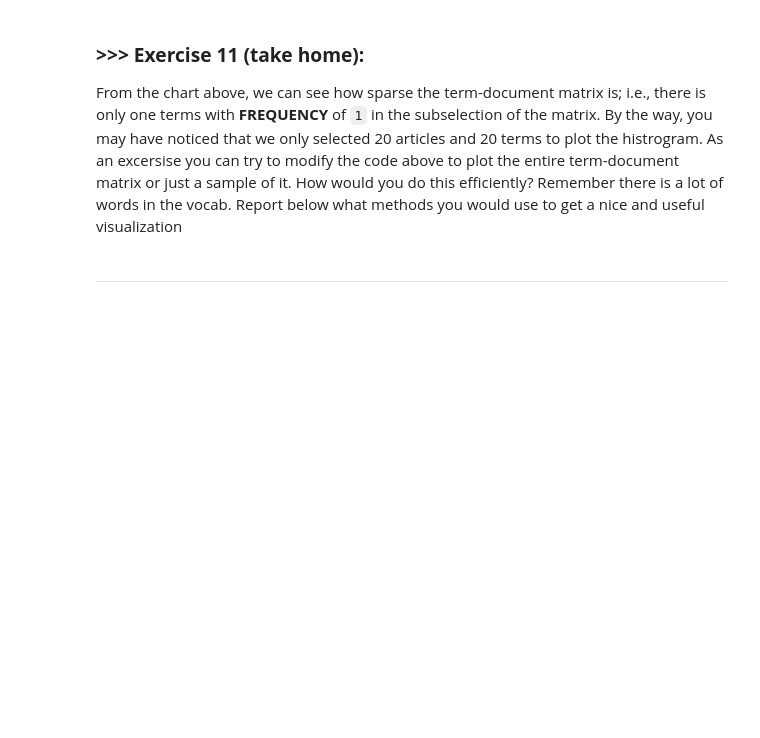
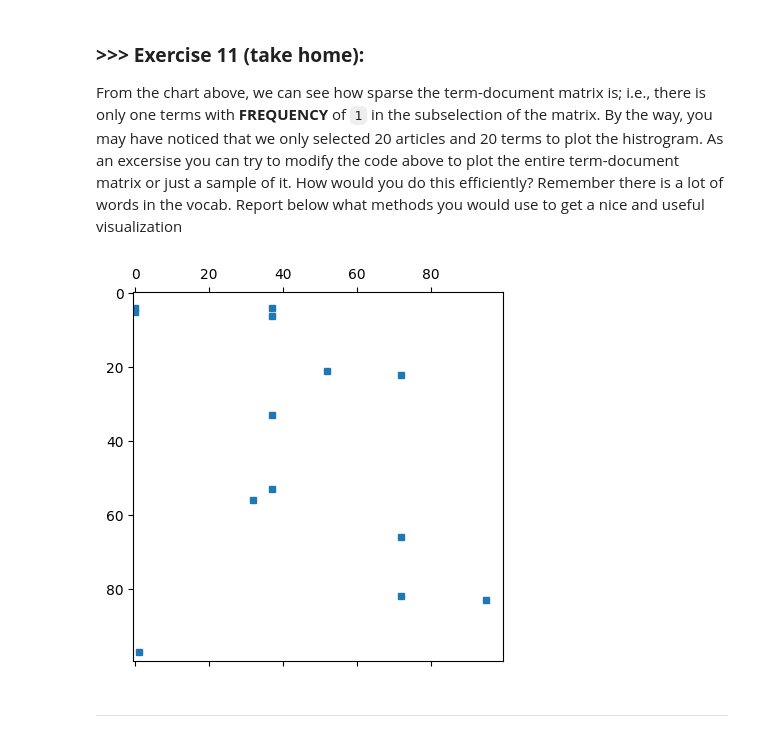
Before and after one commit to tseng0719/DM2025-Lab1-Exercise, a Jupyter notebook: DM2025-Lab1-Master.ipynb, the cells around one changed output. Cells and saved outputs as stored; diff of their text form; code cells hidden in the pictures; blank space fills up the shorter version.

```diff
--- a/DM2025-Lab1-Master.ipynb
+++ b/DM2025-Lab1-Master.ipynb
@@ -996,3 +1198,9 @@ From the chart above, we can see how sparse the term-document matrix is; i.e., t
+# %%
+import matplotlib.pyplot as plt
+plt.spy(X_counts[:100, :100], markersize=5)
+plt.show()
+# %% [output]
+[figure, added]
 # %% [markdown]
 ---
 # %% [markdown]
```
Also changed, not shown: parts of 30 cells of this notebook.
